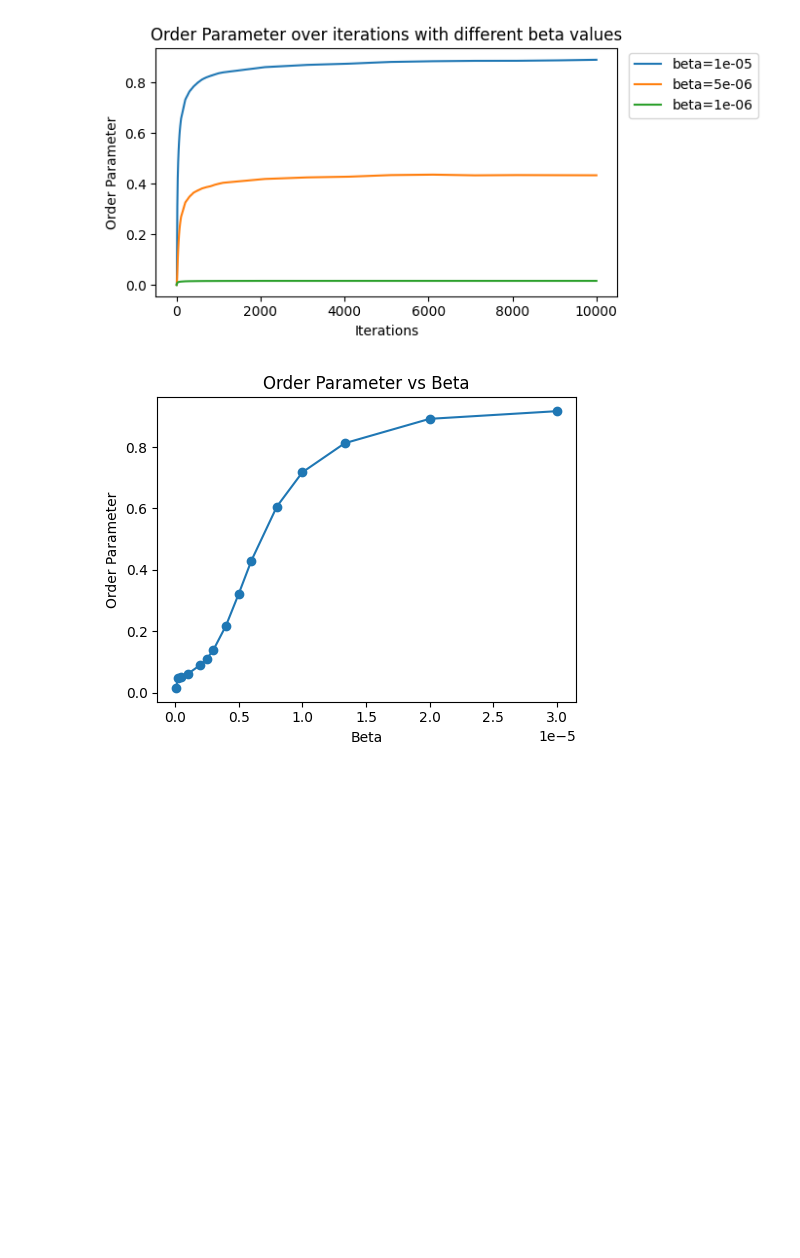
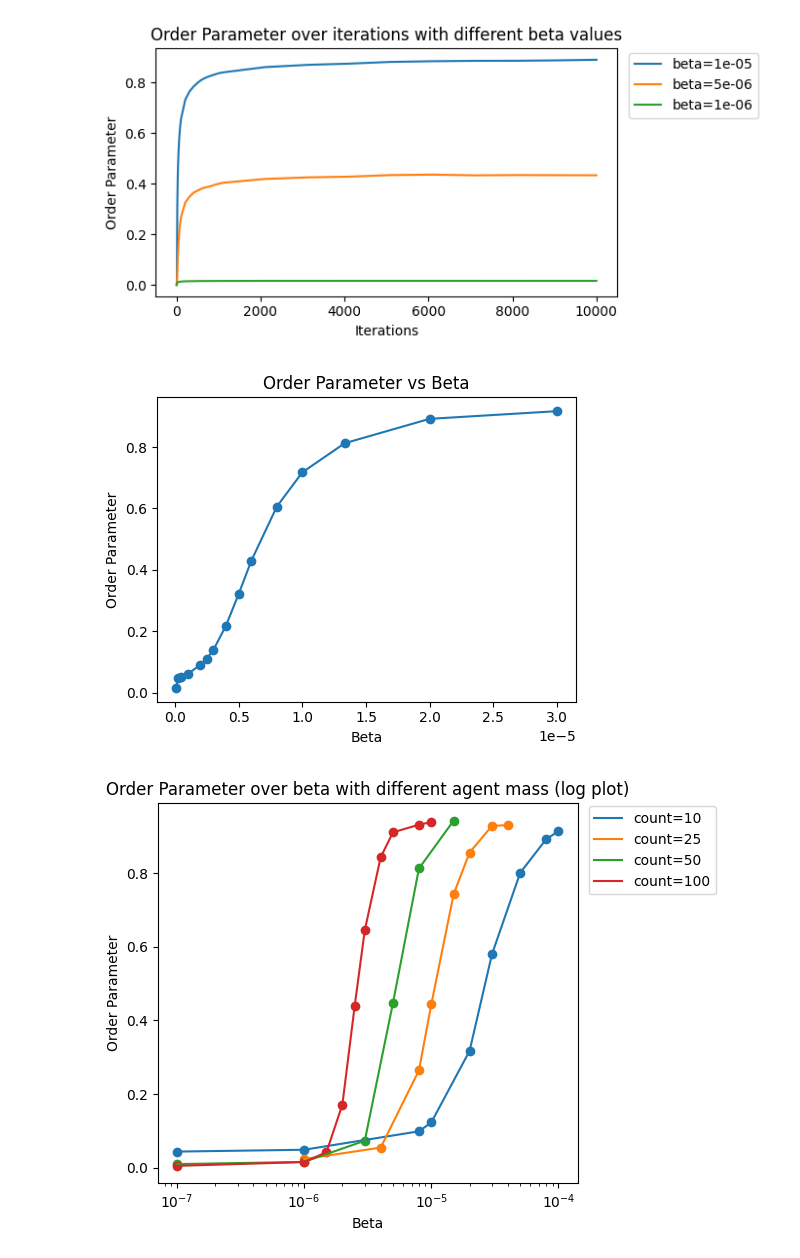
Before and after one commit to yustarandomname/territories-in-three-dimensions, a Jupyter notebook: plot-data/orderparams.ipynb, the cells around one changed output. Cells and saved outputs as stored; diff of their text form; code cells hidden in the pictures; blank space fills up the shorter version.

Commit message:
moar data

```diff
--- a/plot-data/orderparams.ipynb
+++ b/plot-data/orderparams.ipynb
@@ -60,3 +60,82 @@ plt.ylabel("Order Parameter")
 plt.show()
 # %% [output]
 [figure]
+# %%
+import matplotlib.pyplot as plt
+from matplotlib.ticker import (
+    ScalarFormatter,
+)
+
+agent_count_data = {
+    "size": 50,
+    "iterations": 15000,
+    "gamma": 0.5,
+    "lambda": 0.5,
+    "agent_counts": {
+        "10": [
+            {"beta": 1e-4, "order_param": 0.9136567511682807},
+            {"beta": 8e-5, "order_param": 0.8919328448056199},
+            {"beta": 5e-5, "order_param": 0.800654352269085},
+            {"beta": 3e-5, "order_param": 0.5794919792227007},
+            {"beta": 2e-5, "order_param": 0.31713035890686525},
+            {"beta": 1e-5, "order_param": 0.12303768585847163},
+            {"beta": 8e-6, "order_param": 0.09906335265703392},
+            {"beta": 1e-6, "order_param": 0.048973406274699594},
+            {"beta": 1e-7, "order_param": 0.04399252632626105},
+        ],
+        "25": [
+            {"beta": 4e-5, "order_param": 0.9301839977829761},
+            {"beta": 3e-5, "order_param": 0.9281098119243546},
+            {"beta": 2e-5, "order_param": 0.8558231757568682},
+            {"beta": 1.5e-5, "order_param": 0.7431053761413959},
+            {"beta": 1e-5, "order_param": 0.44351545377490376},
+            {"beta": 8e-6, "order_param": 0.26434517249474004},
+            {"beta": 4e-6, "order_param": 0.05487601386264751},
+            {"beta": 1e-6, "order_param": 0.023671859789286986},
+        ],
+        "50": [
+            {"beta": 1.5e-5, "order_param": 0.9425220869747725},
+            {"beta": 8e-6, "order_param": 0.8125293056639039},
+            {"beta": 5e-6, "order_param": 0.4478223893299908},
+            {"beta": 3e-6, "order_param": 0.07351235998636023},
+            {"beta": 1e-6, "order_param": 0.015938455162471554},
+            {"beta": 1e-7, "order_param": 0.010010856867050083},
+        ],
+        "100": [
+            {"beta": 1e-5, "order_param": 0.9384691543553285},
+            {"beta": 8e-6, "order_param": 0.9314200653788732},
+            {"beta": 5e-6, "order_param": 0.9106699229344843},
+            {"beta": 4e-6, "order_param": 0.8431515971466459},
+            {"beta": 3e-6, "order_param": 0.6447256251645705},
+            {"beta": 2.5e-6, "order_param": 0.43981239915641607},
+            {"beta": 2e-6, "order_param": 0.1716709466231331},
+            {"beta": 1.5e-6, "order_param": 0.042417687619627914},
+            {"beta": 1e-6, "order_param": 0.015533163580653264},
+            {"beta": 1e-7, "order_param": 0.005255495834855489},
+        ],
+    },
+}
+
+fig, ax = plt.subplots()
+
+for counts in agent_count_data["agent_counts"]:
+    betas = [d["beta"] for d in agent_count_data["agent_counts"][counts]]
+    order_params = [d["order_param"] for d in agent_count_data["agent_counts"][counts]]
+
+    # for i in range(len(betas)):
+    #     ax.annotate(str(order_params[i])[:5], (betas[i], order_params[i]))
+
+    ax.plot(betas, order_params, label="count=" + str(counts))
+    ax.scatter(x=betas, y=order_params)
+
+ax.set_xscale("log")
+# ax.set_yscale("log")
+ax.legend(loc="upper left", bbox_to_anchor=(1.01, 1.01))
+
+plt.title("Order Parameter over beta with different agent mass (log plot)")
+plt.ylabel("Order Parameter")
+plt.xlabel("Beta")
+plt.tight_layout()
+plt.show()
+# %% [output]
+[figure, added]
```
Also changed, not shown: parts of 1 cell of this notebook, 3 other files.
